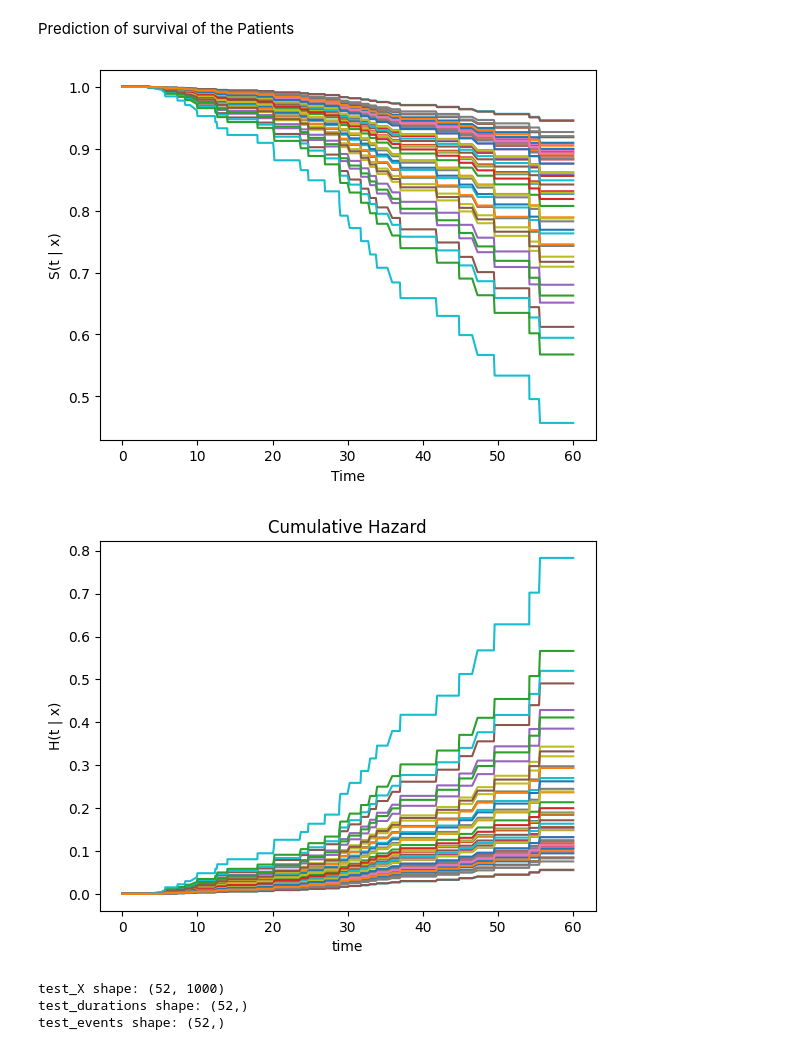
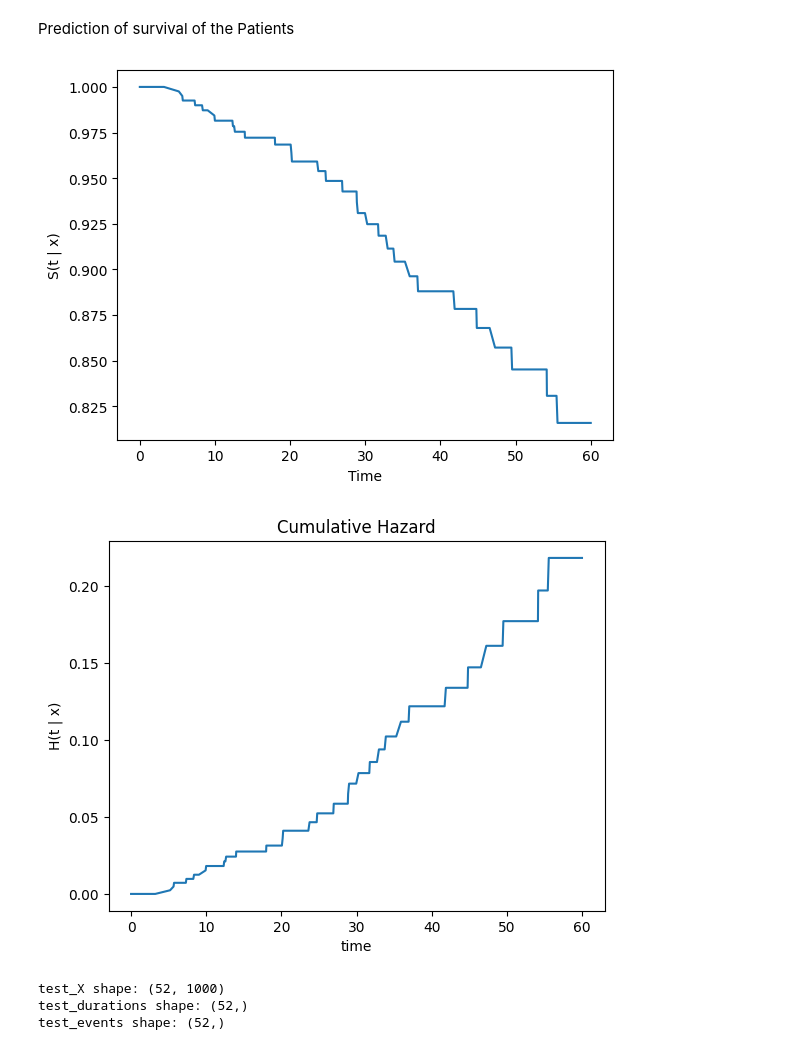
Before and after one commit to Fasmanuel2002/UPSA_Thesis_Research, a Jupyter notebook: research/notebooks/nn_Cox_limma.ipynb, the cells around one changed output. Drawn from its saved outputs; the diff is of its cells as text; code cells hidden in the pictures.

```diff
--- a/research/notebooks/nn_Cox_limma.ipynb
+++ b/research/notebooks/nn_Cox_limma.ipynb
@@ -104,5 +92,3 @@ array(['Luminal A', 'TNBC', 'Luminal B', 'HER2-enriched'], dtype=object)
 # %%
-zero_reduced_df = pp.eliminate_zero_genes(comparation_df, "Tumor-Cancer")
-print(f"Samples: {zero_reduced_df.shape[0]}, Genes: {zero_reduced_df.shape[1]}")
-zero_reduced_df =  zero_reduced_df.drop(["Sample ID"], axis=1)
+zero_reduced_df =  comparation_df.drop(["Sample ID"], axis=1)
 results_df, desing, expr = pp.initialize_limma(zero_reduced_df, column="Tumor-Cancer", column_event="Overall Survival (Months)", column_status="Overall Survival Status")
@@ -139,8 +114,5 @@ results_df
 # %%
-N_GENES = 1000
-top_genes_limma = results_df.sort_values("pvalue").index[:N_GENES].tolist()
-
-torch_preprocessing = TorchPreprocessing(df_mrna_clean, df_clinical_data, 23360)
+torch_preprocessing = TorchPreprocessing(df_mRNA_raw_data, df_clinical_data, 23360)
 torch_preprocessing.genes_expression = top_genes_limma
 genes_expression = top_genes_limma
 X_scaled, durations, events, scaler = torch_preprocessing.get_data_set(60)
@@ -211,9 +180,7 @@ best_score = -1
 best_params = None
 grid_results = []
 
-torch.manual_seed(SEED)
-np.random.seed(SEED)
-
+set_seed()
 val_X = np.array(val_X)
 val_durations = np.array(val_durations)
 val_events = np.array(val_events).astype(bool)
@@ -230,7 +197,7 @@ for num_nodes, dp, bn, lr, wd, batch_size in grid:
         )
         model_gs = CoxPH(net, tt.torchtuples.optim.Adam(lr=lr, weight_decay=wd))
 
-        callbacks = [tt.torchtuples.callbacks.EarlyStopping(patience=5)]
+        callbacks = [tt.torchtuples.callbacks.EarlyStopping(patience=20)]
         model_gs.fit(
             input=train_X,
             target=(train_durations, train_events),
@@ -242,7 +209,7 @@ for num_nodes, dp, bn, lr, wd, batch_size in grid:
             val_batch_size=batch_size
         )
 
-        # ← Igual que en Cell 42: compute_baseline_hazards + EvalSurv
+
         model_gs.compute_baseline_hazards()
         surv_val = model_gs.predict_surv_df(val_X)
         ev = EvalSurv(surv_val, val_durations, val_events, censor_surv='km')
@@ -307,8 +274,8 @@ torch.Size([415])
 # %%
 model.optimizer.set_lr(lr)
 # %%
-epochs = 200
-callbacks = [tt.torchtuples.callbacks.EarlyStopping(patience=15)]
+epochs = 500
+callbacks = [tt.torchtuples.callbacks.EarlyStopping(patience=25)]
 verbose = True
 # %%
 %%time
@@ -436,21 +473,22 @@ Log-rank: chi2=2.311, p=0.1285
 # %% [markdown]
 Prediction of survival of the Patients
 # %%
-surv.iloc[:, :].plot()
+surv.mean(axis=1).plot()
 plt.ylabel('S(t | x)')
 plt.legend().set_visible(False)
 _ = plt.xlabel("Time")
 # %% [output]
-[figure, old version]
+[figure, new version]
 # %%
 cum_haz = model.predict_cumulative_hazards(test_X)
-cum_haz.iloc[:, :].plot()
+cuz_model_mean = cum_haz.mean(axis=1)
+cuz_model_mean.plot()
 plt.xlabel("time")
 plt.title("Cumulative Hazard")
 plt.ylabel("H(t | x)")
 plt.legend().set_visible(False)
 # %% [output]
-[figure, old version]
+[figure, new version]
 # %%
 test_X = np.array(test_X).astype('float32')
 test_durations = np.array(test_durations).flatten()
```
Also changed, not shown: parts of 37 cells of this notebook.
